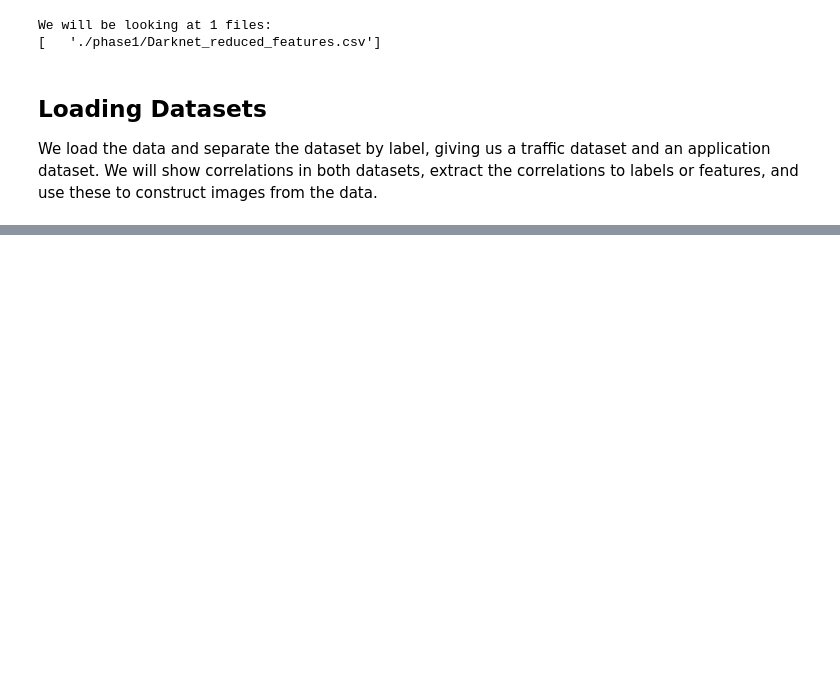
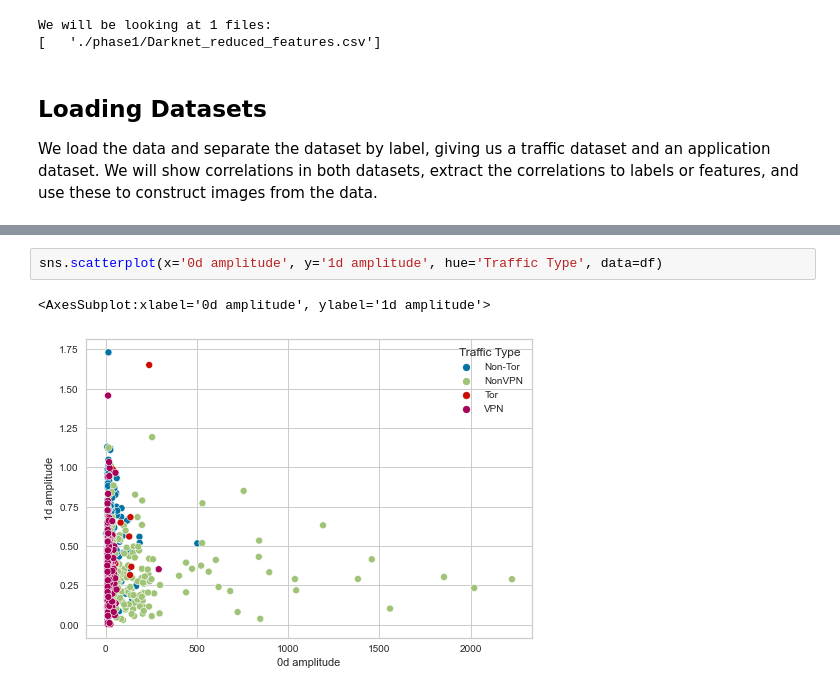
Before and after one commit to Karson-Fye/CMUDarknet, a Jupyter notebook: Data/Dataset_Topology_2.ipynb, the cells around one changed output, grey strips where cells are left out. Cells and saved outputs as stored; diff of their text form; blank space fills up the shorter version.

```diff
--- a/Data/Dataset_Topology_2.ipynb
+++ b/Data/Dataset_Topology_2.ipynb
@@ -2146,0 +2339,5 @@ final_pic.show()
+# %%
+sns.scatterplot(x='0d amplitude', y='1d amplitude', hue='Traffic Type', data=df)
+# %% [output]
+<AxesSubplot:xlabel='0d amplitude', ylabel='1d amplitude'>
+[figure, added]
```
Also changed, not shown: parts of 108 cells of this notebook, 18 other files.
